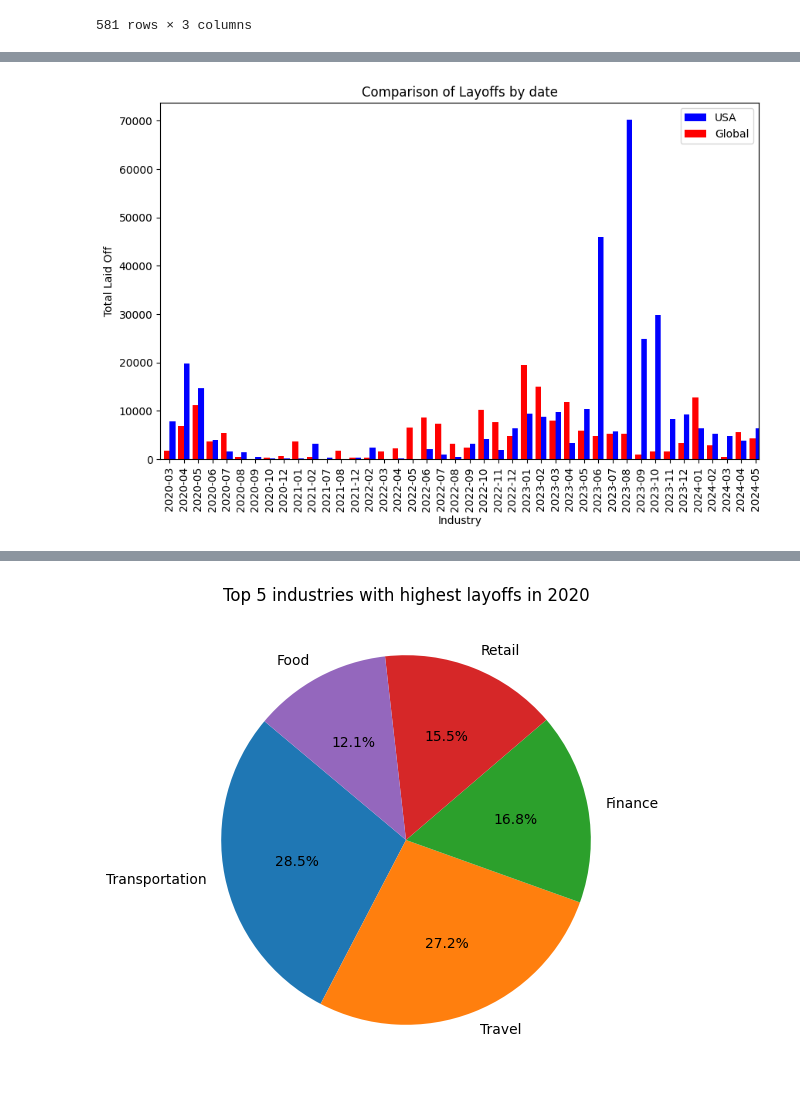
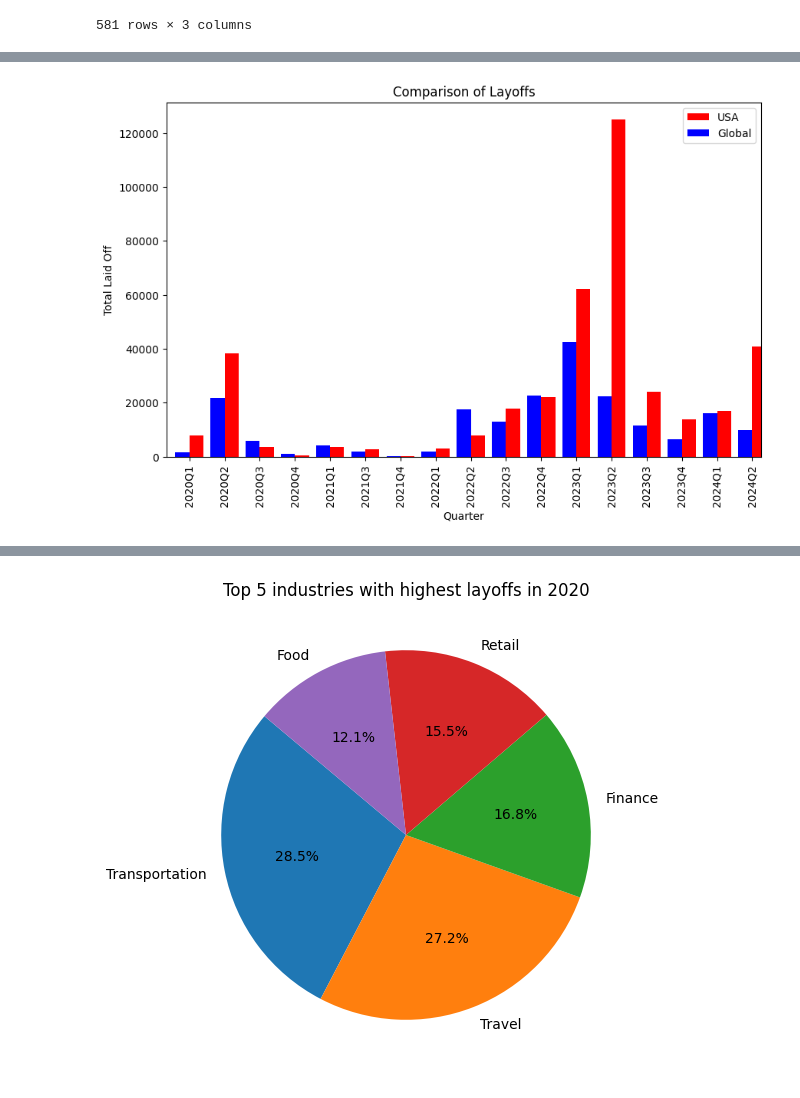
Before and after one commit to ocarolinne/ucb-data-project1, a Jupyter notebook: layoff_analysis.ipynb, the cells around one changed output, grey strips where cells are left out. Saved outputs shown, nothing was run; the diff lists cells and outputs as text; code cells hidden in the pictures.

```diff
--- a/layoff_analysis.ipynb
+++ b/layoff_analysis.ipynb
@@ -236,19 +270,19 @@ plt.show()
 # %%
-usa_ind_layoffs_df = layoffs_data_df[(layoffs_data_df["country"] == "United States")]
-global_ind_layoffs_df = layoffs_data_df[(layoffs_data_df["country"] != "United States")]
+usa_quarter_df = layoffs_data_df[(layoffs_data_df["country"] == "United States")]
+global_quarter_df = layoffs_data_df[(layoffs_data_df["country"] != "United States")]
 
 fig, ax = plt.subplots(figsize=(10, 6))
 
-usa_ind_layoffs_df.groupby('date')['total_laid_off'].sum().plot(kind='bar', ax=ax, color='blue', width=0.4, position=0, label='USA')
-global_ind_layoffs_df.groupby('date')['total_laid_off'].sum().plot(kind='bar', ax=ax, color='red', width=0.4, position=1, label='Global')
+usa_quarter_df.groupby('quarter')['total_laid_off'].sum().plot(kind='bar', ax=ax, color='red', width=0.4, position=0, label='USA')
+global_quarter_df.groupby('quarter')['total_laid_off'].sum().plot(kind='bar', ax=ax, color='blue', width=0.4, position=1, label='Global')
 
-# Adicionando rótulos e título
-plt.xlabel('Industry')
+# Adding labels and title
+plt.xlabel('Quarter')
 plt.ylabel('Total Laid Off')
-plt.title('Comparison of Layoffs by date')
+plt.title('Comparison of Layoffs')
 plt.legend()
 
-# Exibindo o gráfico
+# show chart
 plt.show()
 # %% [output]
-[figure, old version]
+[figure, new version]
```
Also changed, not shown: parts of 42 cells of this notebook, 7 other files.
